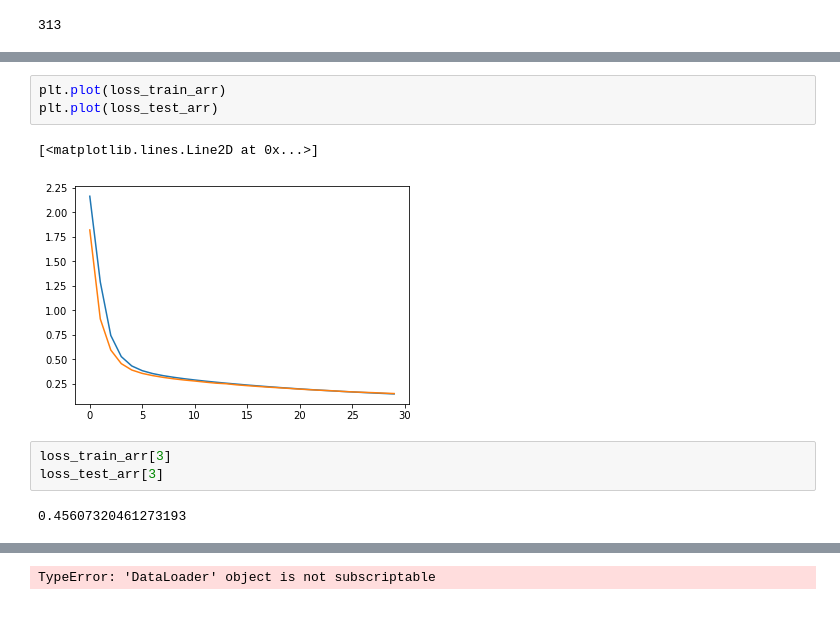
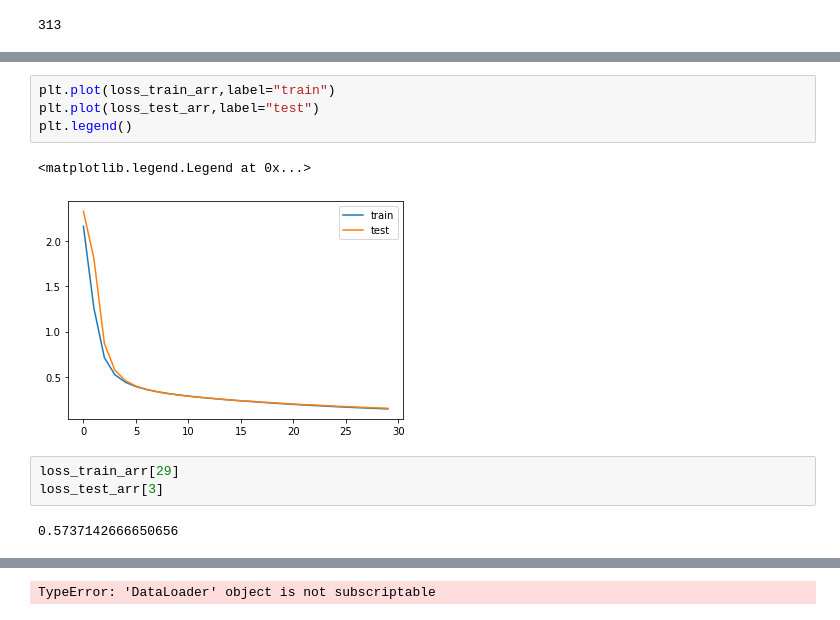
Before and after one commit to ehehehe95/Implementing-Basic-ML-techniques, a Jupyter notebook: 9/assignment09.ipynb, the cells around one changed output, grey strips where cells are left out. Cells and saved outputs as stored; diff of their text form.

```diff
--- a/9/assignment09.ipynb
+++ b/9/assignment09.ipynb
@@ -227,11 +232,12 @@ plt.plot(accuracy_test_arr)
 # %%
-plt.plot(loss_train_arr)
-plt.plot(loss_test_arr)
+plt.plot(loss_train_arr,label="train")
+plt.plot(loss_test_arr,label="test")
+plt.legend()
 # %% [output]
-[<matplotlib.lines.Line2D at 0x...>]
+<matplotlib.legend.Legend at 0x...>
-[figure, old version]
+[figure, new version]
 # %%
-loss_train_arr[3]
+loss_train_arr[29]
 loss_test_arr[3]
 # %% [output]
-0.45607320461273193
+0.5737142666650656
```
Also changed, not shown: parts of 5 cells of this notebook.
